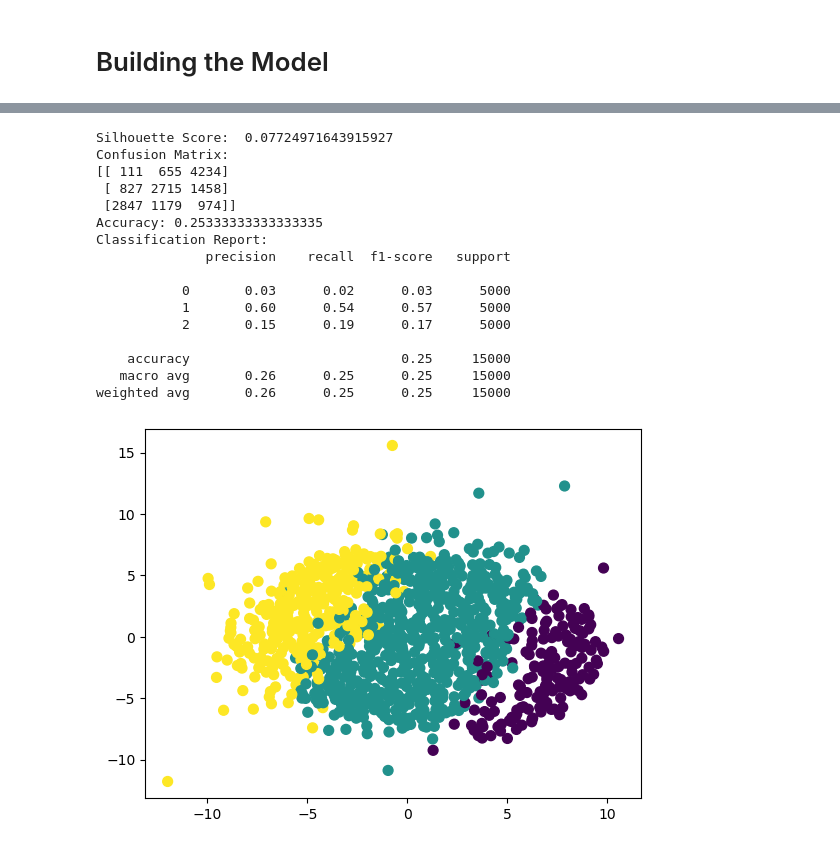
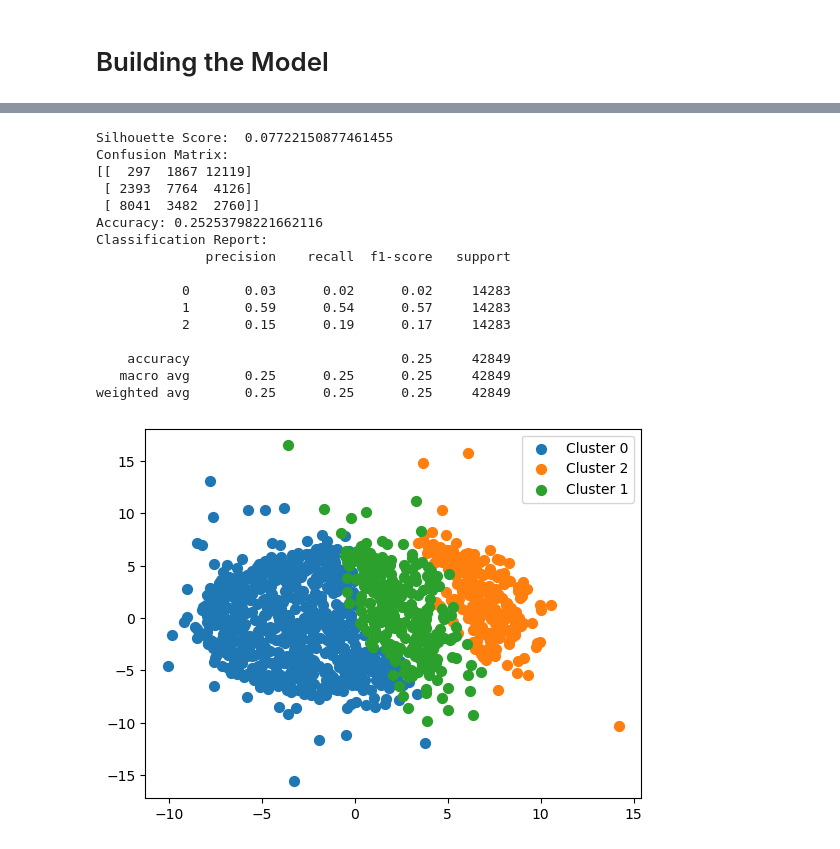
Before and after one commit to AyujVerma/Credit-Score-Classifier, a Jupyter notebook: credit_score.ipynb, the cells around one changed output, grey strips where cells are left out. Saved outputs shown, nothing was run; the diff lists cells and outputs as text; code cells hidden in the pictures.

```diff
--- a/credit_score.ipynb
+++ b/credit_score.ipynb
@@ -1020,7 +1020,7 @@ plt.ylabel('Count')
 plt.xticks(rotation = 0)
 plt.show()
 
-downsampled_data = data.groupby('Credit_Score').sample(n = 5000, random_state = 8)
+downsampled_data = data.groupby('Credit_Score').sample(n = 14283, random_state = 8)
 downsampled_counts = downsampled_data['Credit_Score'].value_counts()
 print(downsampled_counts)
 plt.figure(figsize=(8, 5))
@@ -1276,7 +1347,6 @@ weighted avg       0.71      0.71      0.71     15000
 # %%
 from sklearn.cluster import KMeans
 from sklearn.metrics import accuracy_score, classification_report
-from sklearn.metrics import confusion_matrix
 from sklearn.metrics import silhouette_score
 import numpy as np
 
@@ -1308,42 +1378,48 @@ print("Accuracy:", accuracy)
 print("Classification Report:")
 print(classification_report(labels_numerical, y_pred))
 # %% [output]
-Silhouette Score:  0.07724971643915927
+Silhouette Score:  0.07722150877461455
 Confusion Matrix:
-[[ 111  655 4234]
- [ 827 2715 1458]
- [2847 1179  974]]
-Accuracy: 0.25333333333333335
+[[  297  1867 12119]
+ [ 2393  7764  4126]
+ [ 8041  3482  2760]]
+Accuracy: 0.25253798221662116
 Classification Report:
               precision    recall  f1-score   support
 
-           0       0.03      0.02      0.03      5000
-           1       0.60      0.54      0.57      5000
-           2       0.15      0.19      0.17      5000
+           0       0.03      0.02      0.02     14283
+           1       0.59      0.54      0.57     14283
+           2       0.15      0.19      0.17     14283
 
-    accuracy                           0.25     15000
-   macro avg       0.26      0.25      0.25     15000
-weighted avg       0.26      0.25      0.25     15000
+    accuracy                           0.25     42849
+   macro avg       0.25      0.25      0.25     42849
+weighted avg       0.25      0.25      0.25     42849
 # %%
 import random
 from sklearn.manifold import MDS
 
-def scatter(data, labels, numPoints = 300):
-
+def scatter(data, labels, numPoints=1000):
     numEntries = data.shape[0]
     start = random.randint(0, numEntries - numPoints)
     end = start + numPoints
     data = data.iloc[start:end, :]
     labels = labels.iloc[start:end]
 
     mds = MDS(n_components=2)
     mds_data = mds.fit_transform(data)
-    plt.scatter(mds_data[:, 0], mds_data[:, 1], c=labels, s=50)
+
+    unique_labels = labels.unique()
+
+    for label in unique_labels:
+        cluster_data = mds_data[labels == label]
+        plt.scatter(cluster_data[:, 0], cluster_data[:, 1], label=f'Cluster {label}', s=50)
+
+    plt.legend()
     plt.show()
 
 scatter(pca_df, pd.Series(y_pred))
 # %% [output]
-[figure, old version]
+[figure, new version]
 # %%
 from sklearn.neighbors import NearestNeighbors
 
```
Also changed, not shown: parts of 11 cells of this notebook.
